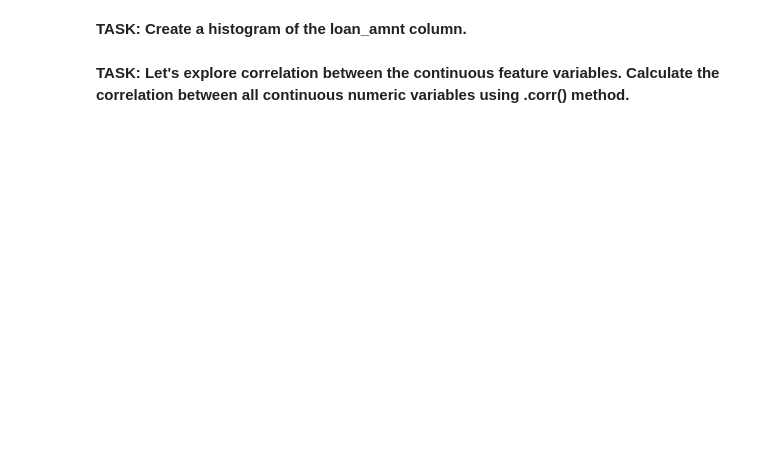
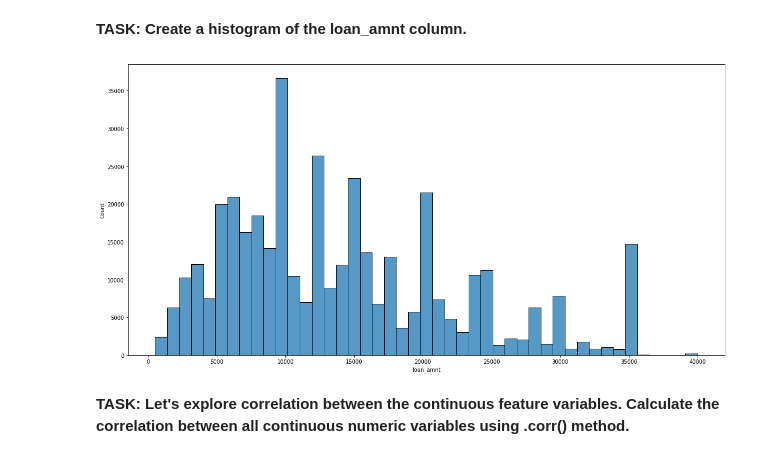
Before and after one commit to sathishkumar118/EDA-with-Lending-club-dataset, a Jupyter notebook: own_experimentation.ipynb, the cells around one changed output. Drawn from its saved outputs; the diff is of its cells as text; code cells hidden in the pictures; blank space fills up the shorter version.

```diff
--- a/own_experimentation.ipynb
+++ b/own_experimentation.ipynb
@@ -255,2 +245,7 @@ memory usage: 81.6+ MB
+# %%
+fig,ax = plt.subplots(figsize = (20,10))
+g = sns.histplot(ax = ax,x = 'loan_amnt', data = df,bins = 45)
+# %% [output]
+[figure, added]
 # %% [markdown]
 **TASK: Let's explore correlation between the continuous feature variables. Calculate the correlation between all continuous numeric variables using .corr() method.**
```
Also changed, not shown: parts of 43 cells of this notebook.
